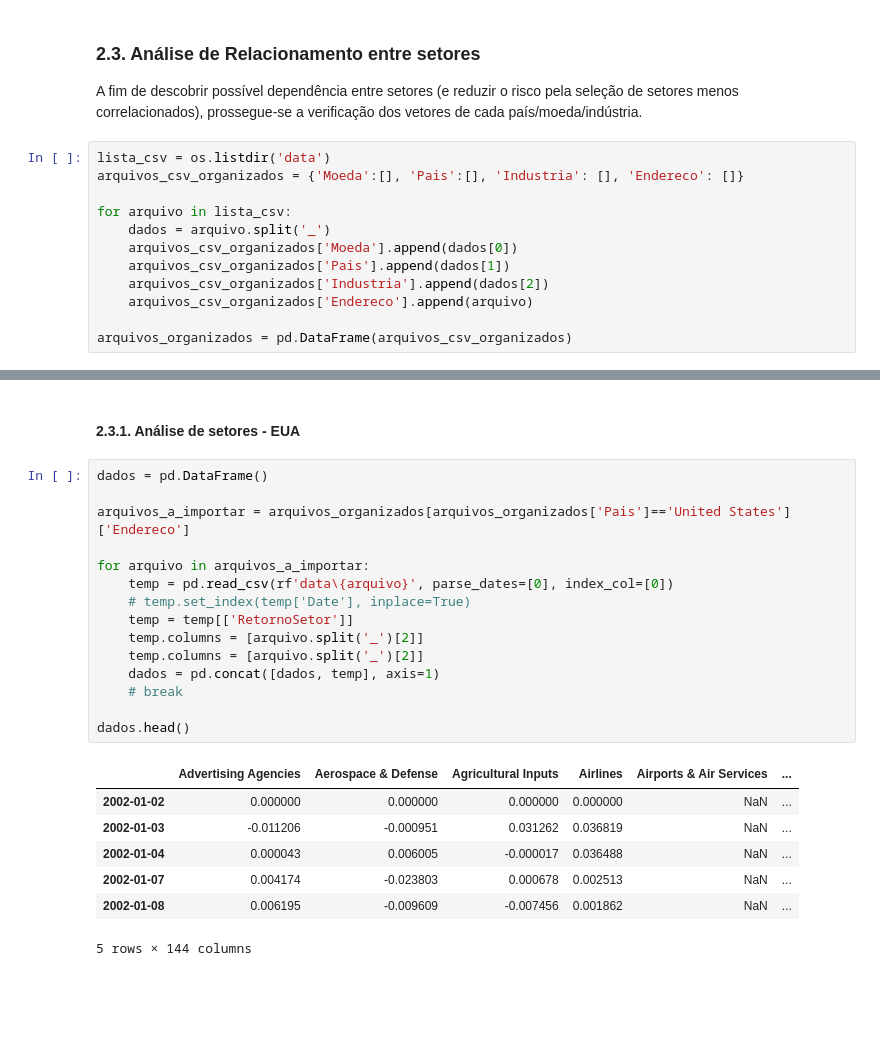
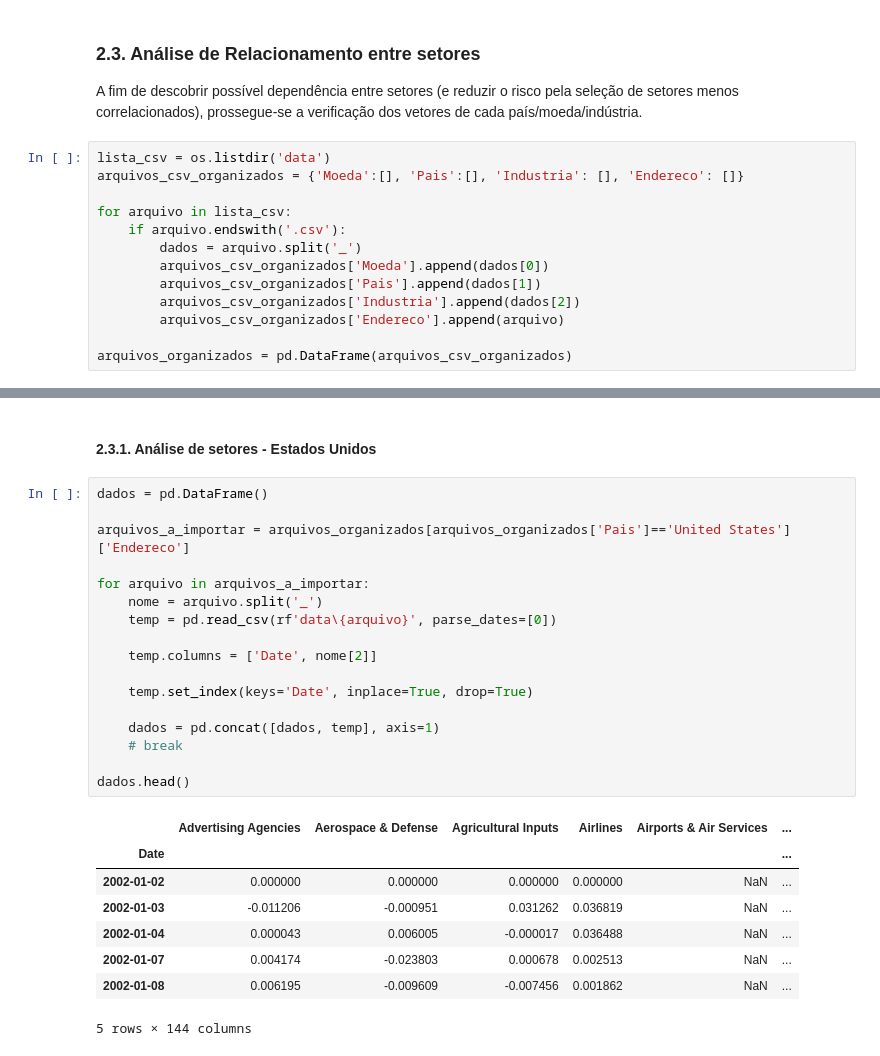
Before and after one commit to hevertonvalerio/Challenge-Bloomberg-Mack-AI, a Jupyter notebook: analise_setorial.ipynb, the cells around one changed output, grey strips where cells are left out. Cells and saved outputs as stored; diff of their text form; blank space fills up the shorter version.

```diff
--- a/analise_setorial.ipynb
+++ b/analise_setorial.ipynb
@@ -328,11 +339,12 @@ lista_csv = os.listdir('data')
 arquivos_csv_organizados = {'Moeda':[], 'Pais':[], 'Industria': [], 'Endereco': []}
 
 for arquivo in lista_csv:
-    dados = arquivo.split('_')
-    arquivos_csv_organizados['Moeda'].append(dados[0])
-    arquivos_csv_organizados['Pais'].append(dados[1])
-    arquivos_csv_organizados['Industria'].append(dados[2])
-    arquivos_csv_organizados['Endereco'].append(arquivo)
+    if arquivo.endswith('.csv'):
+        dados = arquivo.split('_')
+        arquivos_csv_organizados['Moeda'].append(dados[0])
+        arquivos_csv_organizados['Pais'].append(dados[1])
+        arquivos_csv_organizados['Industria'].append(dados[2])
+        arquivos_csv_organizados['Endereco'].append(arquivo)
 
 arquivos_organizados = pd.DataFrame(arquivos_csv_organizados)
 # %%
@@ -354,22 +366,25 @@ arquivos_organizados
 # %% [markdown]
-#### 2.3.1. Análise de setores - EUA
+#### 2.3.1. Análise de setores - Estados Unidos
 # %%
 dados = pd.DataFrame()
 
 arquivos_a_importar = arquivos_organizados[arquivos_organizados['Pais']=='United States']['Endereco']
 
 for arquivo in arquivos_a_importar:
-    temp = pd.read_csv(rf'data\{arquivo}', parse_dates=[0], index_col=[0])
-    # temp.set_index(temp['Date'], inplace=True)
-    temp = temp[['RetornoSetor']]
-    temp.columns = [arquivo.split('_')[2]]
-    temp.columns = [arquivo.split('_')[2]]
+    nome = arquivo.split('_')
+    temp = pd.read_csv(rf'data\{arquivo}', parse_dates=[0])
+
+    temp.columns = ['Date', nome[2]]
+
+    temp.set_index(keys='Date', inplace=True, drop=True)
+
     dados = pd.concat([dados, temp], axis=1)
     # break
 
 dados.head()
 # %% [output]
 |  | Advertising Agencies | Aerospace & Defense | Agricultural Inputs | Airlines | Airports & Air Services | ... |
+| Date |  |  |  |  |  | ... |
 | 2002-01-02 | 0.000000 | 0.000000 | 0.000000 | 0.000000 | NaN | ... |
 | 2002-01-03 | -0.011206 | -0.000951 | 0.031262 | 0.036819 | NaN | ... |
 | 2002-01-04 | 0.000043 | 0.006005 | -0.000017 | 0.036488 | NaN | ... |
```
Also changed, not shown: parts of 50 cells of this notebook, 54 other files.
